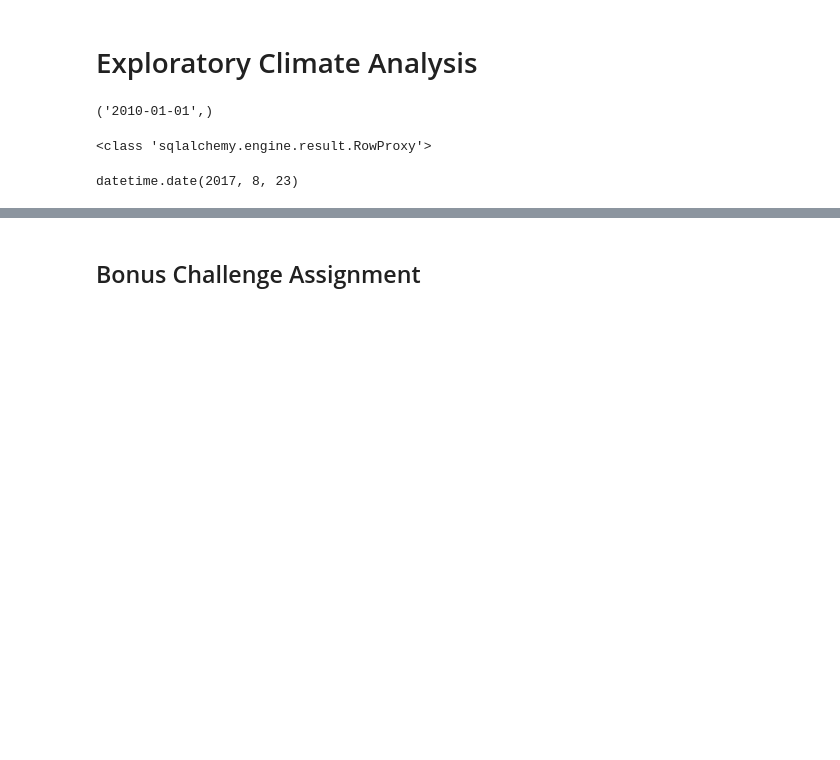
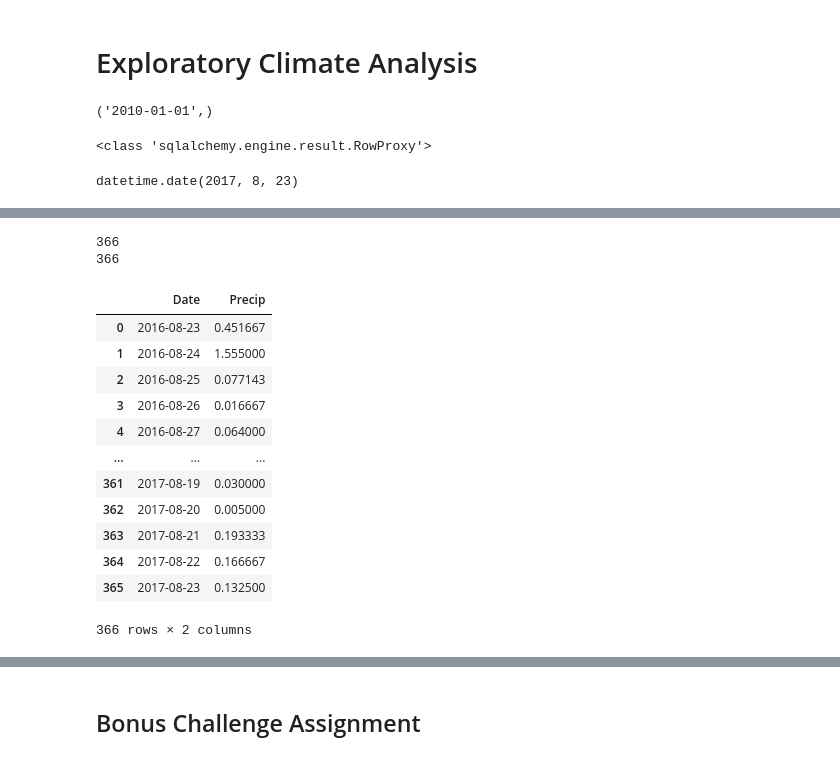
Before and after one commit to jleibfried/sqlalchemy-challenge, a Jupyter notebook: Instructions/climate_starter.ipynb, the cells around one changed output, grey strips where cells are left out. Cells and saved outputs as stored; diff of their text form; code cells hidden in the pictures; blank space fills up the shorter version.

```diff
--- a/Instructions/climate_starter.ipynb
+++ b/Instructions/climate_starter.ipynb
@@ -89,0 +149,28 @@ datetime.date(2017, 8, 23)
+# %%
+# dropping NaN values
+measurement_df = measurement_df[measurement_df['Precip'].notna()]
+measurementGrouped = measurement_df.groupby("Date")
+# print(len(measurement_df))
+print(len(measurementGrouped))
+
+# props to https://technology.amis.nl/2019/10/11/convert-groupby-result-on-pandas-data-frame-into-a-data-frame-using-to_frame/
+# I struggled with this for so long and it seems so crucial to data manipulation
+measureGrouped_df = measurementGrouped['Precip'].mean().to_frame(name = 'Precip').reset_index()
+print(len(measureGrouped_df))
+measureGrouped_df
+# %% [output]
+366
+366
+|  | Date | Precip |
+| 0 | 2016-08-23 | 0.451667 |
+| 1 | 2016-08-24 | 1.555000 |
+| 2 | 2016-08-25 | 0.077143 |
+| 3 | 2016-08-26 | 0.016667 |
+| 4 | 2016-08-27 | 0.064000 |
+| ... | ... | ... |
+| 361 | 2017-08-19 | 0.030000 |
+| 362 | 2017-08-20 | 0.005000 |
+| 363 | 2017-08-21 | 0.193333 |
+| 364 | 2017-08-22 | 0.166667 |
+| 365 | 2017-08-23 | 0.132500 |
+366 rows × 2 columns
```
Also changed, not shown: parts of 20 cells of this notebook.
